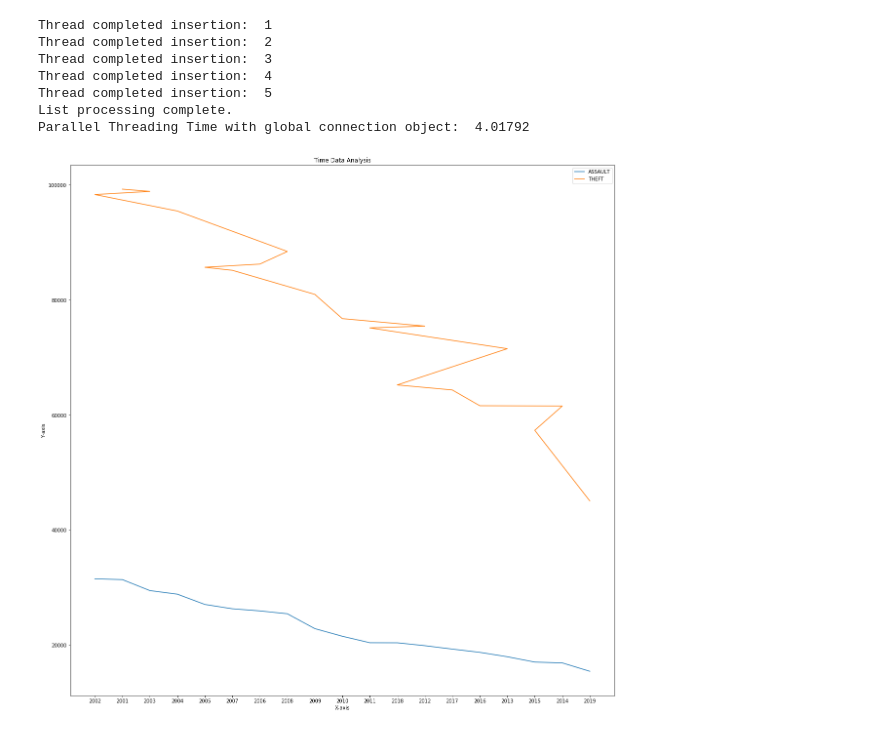
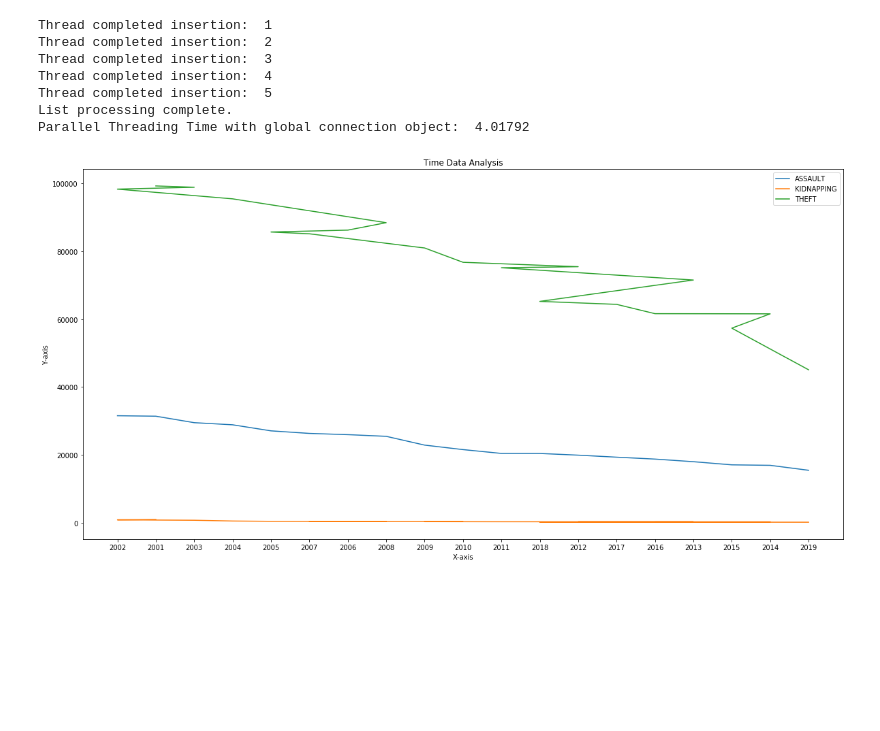
Before and after one commit to anirudhagar13/chicago-crime-analysis-bigdata, a Jupyter notebook: data_chasers_script.ipynb, the cells around one changed output. Drawn from its saved outputs; the diff is of its cells as text; code cells hidden in the pictures; blank space fills up the shorter version.

```diff
--- a/data_chasers_script.ipynb
+++ b/data_chasers_script.ipynb
@@ -225,24 +225,24 @@ for index, count in analysis_series.items():
 # %%
 # Plotting graph
 import matplotlib.pyplot as plt
 %matplotlib inline
 
-plt.figure(figsize=(20,20))
+plt.figure(figsize=(20,10))
 
 #Plot a line graph
-filter_list = ['THEFT','ASSAULT']
+filter_list = ['THEFT','ASSAULT','KIDNAPPING']
 for p_type, value in time_data.items():
     years = value[0]
     counts = value[1]
     if p_type in filter_list:
         plt.plot(years, counts, label=p_type)
 
 # Add labels and title
 plt.title("Time Data Analysis")
 plt.xlabel("X-axis")
 plt.ylabel("Y-axis")
 
 plt.legend()
 plt.show()
 # %% [output]
-[figure, old version]
+[figure, new version]
```
Also changed, not shown: 1 other file.
